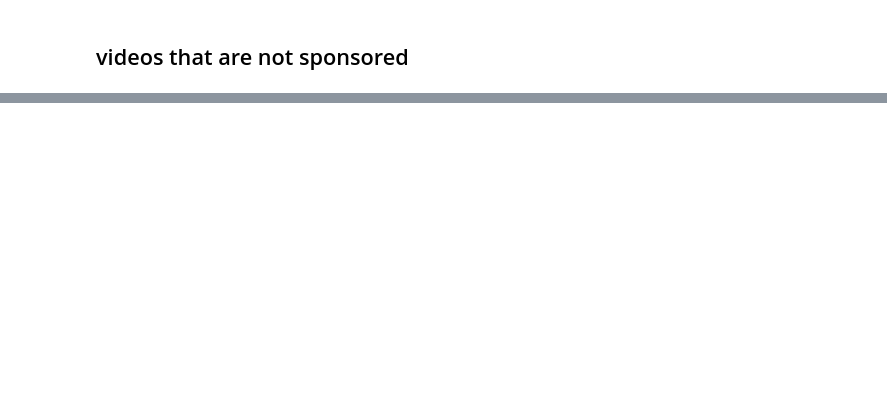
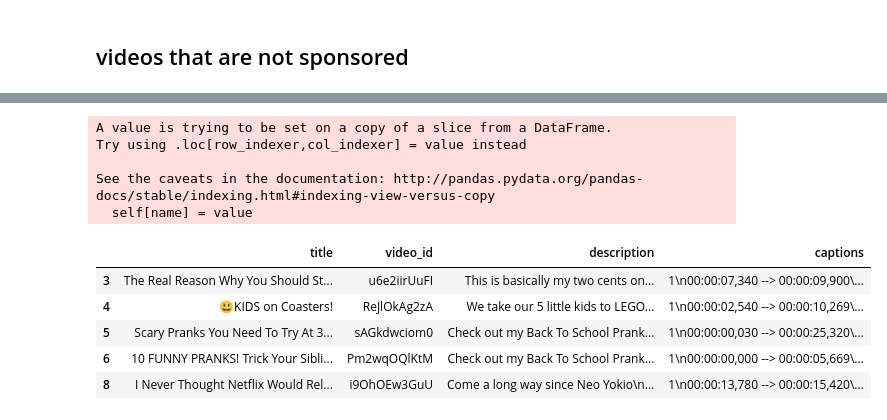
Before and after one commit to ajharry/Insight_Project, a Jupyter notebook: YoutubeBestFiends.ipynb, the cells around one changed output, grey strips where cells are left out. Cells and saved outputs as stored; diff of their text form; code cells hidden in the pictures; blank space fills up the shorter version.

```diff
--- a/YoutubeBestFiends.ipynb
+++ b/YoutubeBestFiends.ipynb
@@ -436,0 +512,15 @@ captionTable.head()
+# %%
+data_notSpon_with_captions.captions = [i.decode("utf-8") for i in data_notSpon_with_captions.captions]
+data_notSpon_with_captions.head()
+# %% [output]
+A value is trying to be set on a copy of a slice from a DataFrame.
+Try using .loc[row_indexer,col_indexer] = value instead
+
+See the caveats in the documentation: http://pandas.pydata.org/pandas-docs/stable/indexing.html#indexing-view-versus-copy
+  self[name] = value
+|  | title | video_id | description | captions |
+| 3 | The Real Reason Why You Should St... | u6e2iirUuFI | This is basically my two cents on... | 1\n00:00:07,340 --> 00:00:09,900\... |
+| 4 | 😃KIDS on Coasters! | ReJlOkAg2zA | We take our 5 little kids to LEGO... | 1\n00:00:02,540 --> 00:00:10,269\... |
+| 5 | Scary Pranks You Need To Try At 3... | sAGkdwciom0 | Check out my Back To School Prank... | 1\n00:00:00,030 --> 00:00:25,320\... |
+| 6 | 10 FUNNY PRANKS! Trick Your Sibli... | Pm2wqOQlKtM | Check out my Back To School Prank... | 1\n00:00:00,000 --> 00:00:05,669\... |
+| 8 | I Never Thought Netflix Would Rel... | i9OhOEw3GuU | Come a long way since Neo Yokio\n... | 1\n00:00:13,780 --> 00:00:15,420\... |
```
Also changed, not shown: parts of 17 cells of this notebook, 8 other files.
